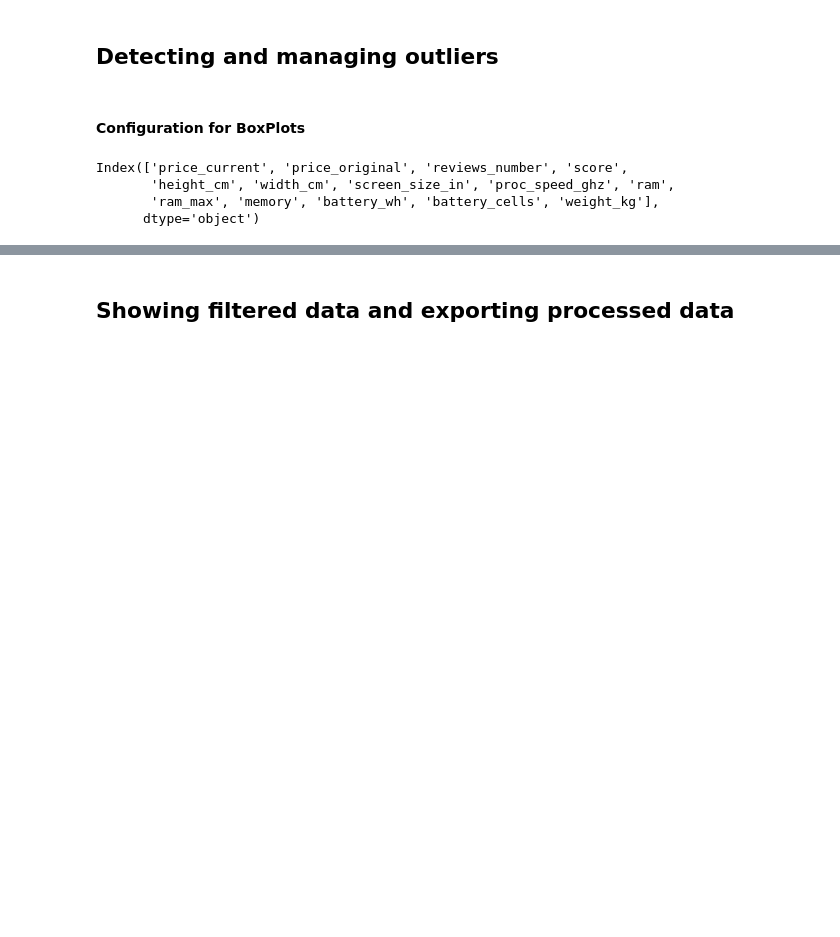
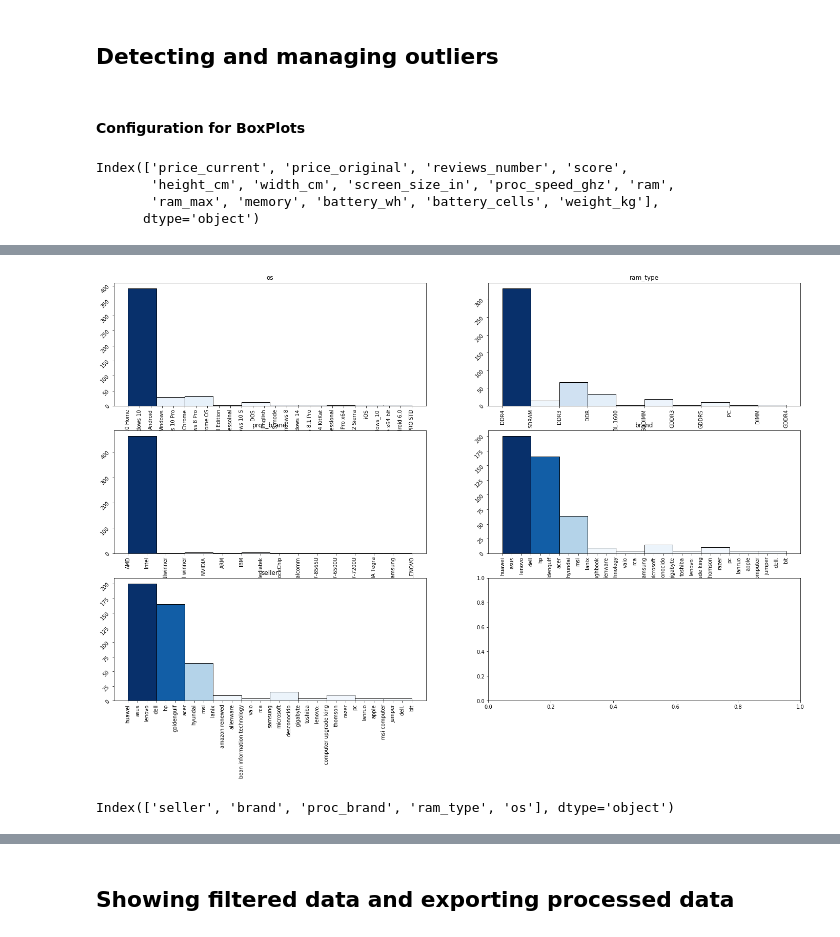
Before and after one commit to AlanIsaacV/Data-Science, a Jupyter notebook: Transform/filter.ipynb, the cells around one changed output, grey strips where cells are left out. Cells and saved outputs as stored; diff of their text form; code cells hidden in the pictures; blank space fills up the shorter version.

```diff
--- a/Transform/filter.ipynb
+++ b/Transform/filter.ipynb
@@ -253,0 +281,4 @@ Index(['price_current', 'price_original', 'reviews_number', 'score',
+# %%
+df.battery_cells[df.battery_cells > 6] = df.battery_cells.median()
+# %%
+df.weight_kg[df.weight_kg > 7] = df.weight_kg.median()
@@ -253,0 +301,9 @@ Index(['price_current', 'price_original', 'reviews_number', 'score',
+# %%
+def histogram_config(ax_plot, x, title='', x_label='', y_label=''):
+    hist_colors( ax_plot.hist(x, edgecolor='k', linewidth=1) )
+
+    ax_plot.set_xlabel(x_label)
+    ax_plot.set_ylabel(y_label)
+    ax_plot.set_title(title)
+    ax_plot.tick_params(axis='x', labelrotation=90)
+    ax_plot.tick_params(axis='y', labelrotation=45)
@@ -270,0 +334,4 @@ for nrow in range(0, plot_rows):
+# %%
+dynamic_histogram(df)
+# %% [output]
+[figure, added]
@@ -270,0 +348,4 @@ for nrow in range(0, plot_rows):
+# %%
+df.select_dtypes(include='category').columns
+# %% [output]
+Index(['seller', 'brand', 'proc_brand', 'ram_type', 'os'], dtype='object')
```
Also changed, not shown: parts of 38 cells of this notebook.
